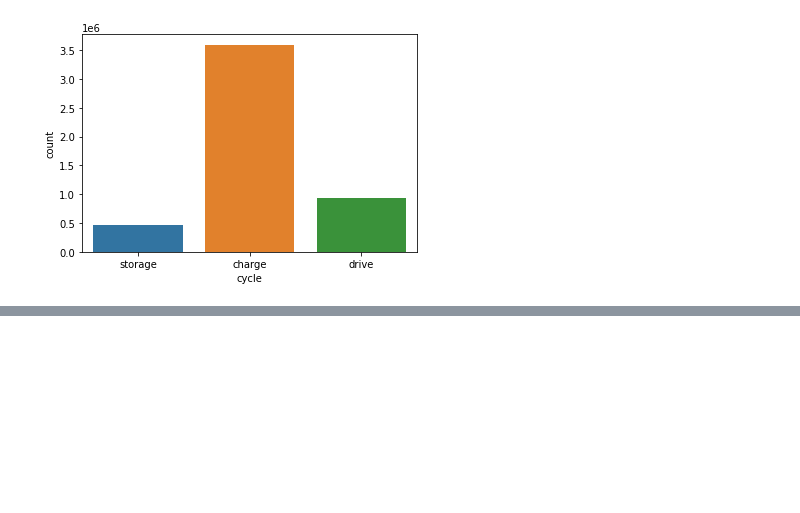
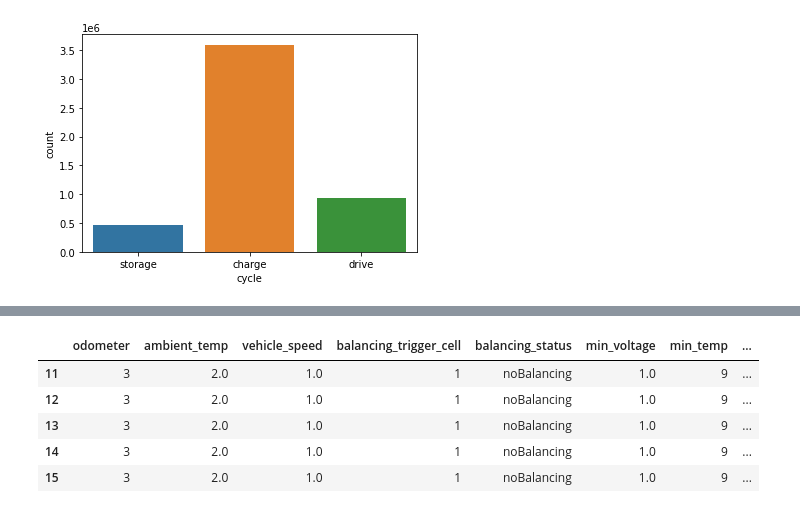
Before and after one commit to musman2012/ml-data_science, a Jupyter notebook: SOH_Prediction/Phase_II_ML.ipynb, the cells around one changed output, grey strips where cells are left out. Drawn from its saved outputs; the diff is of its cells as text; code cells hidden in the pictures; blank space fills up the shorter version.

```diff
--- a/SOH_Prediction/Phase_II_ML.ipynb
+++ b/SOH_Prediction/Phase_II_ML.ipynb
@@ -118,3 +205,12 @@ NameError: ignored
+# %%
+bat_charge_data.head()
+# %% [output]
+|  | odometer | ambient_temp | vehicle_speed | balancing_trigger_cell | balancing_status | min_voltage | min_temp | ... |
+| 11 | 3 | 2.0 | 1.0 | 1 | noBalancing | 1.0 | 9 | ... |
+| 12 | 3 | 2.0 | 1.0 | 1 | noBalancing | 1.0 | 9 | ... |
+| 13 | 3 | 2.0 | 1.0 | 1 | noBalancing | 1.0 | 9 | ... |
+| 14 | 3 | 2.0 | 1.0 | 1 | noBalancing | 1.0 | 9 | ... |
+| 15 | 3 | 2.0 | 1.0 | 1 | noBalancing | 1.0 | 9 | ... |
 # %%
 import dill
 dill.dump_session('phase-II-ml.db')
```
Also changed, not shown: parts of 9 cells of this notebook.
